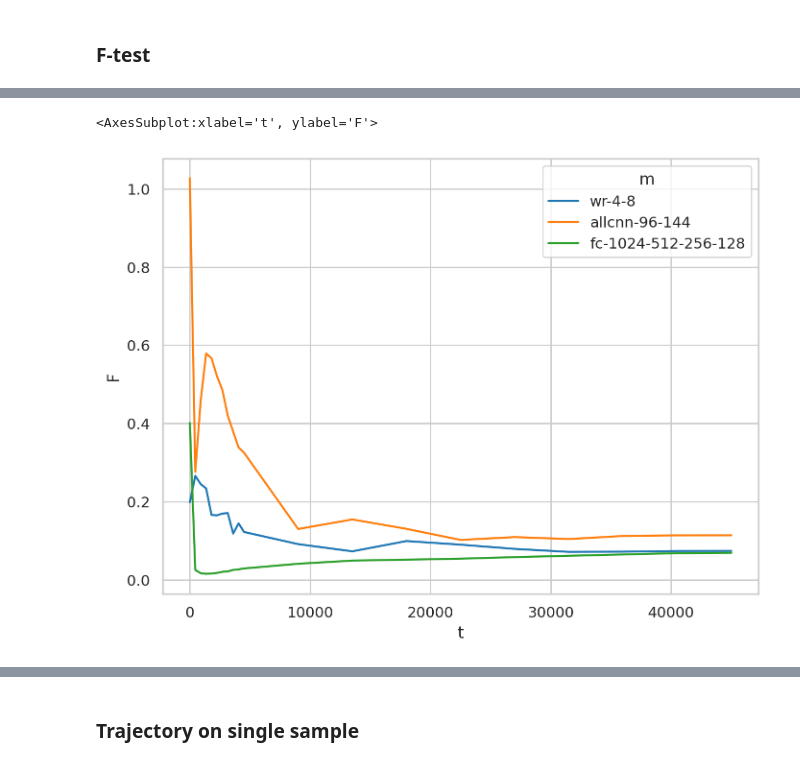
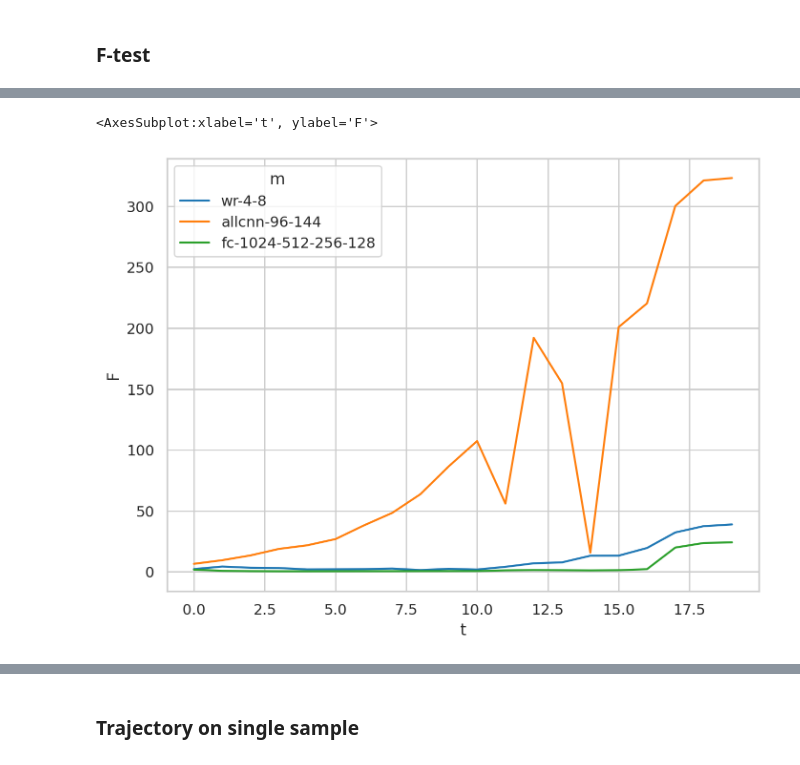
Before and after one commit to grasp-lyrl/low-dimensional-deepnets, a Jupyter notebook: avg_models.ipynb, the cells around one changed output, grey strips where cells are left out. Saved outputs shown, nothing was run; the diff lists cells and outputs as text; code cells hidden in the pictures.

```diff
--- a/avg_models.ipynb
+++ b/avg_models.ipynb
@@ -261,16 +279,22 @@ for i in range(3):
 [figure]
 # %% [markdown]
 ### F-test
+# %%
+models = ["'wr-4-8'", "'allcnn-96-144'", "'fc-1024-512-256-128'"]
+opts = ["'adam'", "'sgdn'", "'sgd'"]
+bns = [False, True]
+mdict = {m.strip("''"):i for (i, m) in enumerate(models)}
+odict = {o.strip("''"):i for (i, o) in enumerate(opts)}
 # %%
-def F_test(d, avg, fixed='m', key='yh', verbose=False, distf=th.cdist):
+def F_test(d, avg, fixed='m', key='yh', verbose=False, distf=th.cdist, ts=range(20), dists=None):
     F = []
     choices = models if fixed == 'm' else opts
     for c in choices:
-        for t in range(20):
+        for t in ts:
         #     print(t)
             iv = 'opt' if fixed == 'm' else 'm'
 
-            cond = f"bn==True & {fixed} == {c} & t=={ts[t]}"
+            cond = f"bn==True & {fixed} == {c} & t=={t}"
             allm = d.iloc[get_idx(d, cond)]
             levels = len(allm[iv].unique())
             ni = len(allm) // levels
@@ -283,10 +307,10 @@ def F_test(d, avg, fixed='m', key='yh', verbose=False, distf=th.cdist):
 
 #             print(om.shape, gm.shape)
 #             dms = -th.log(th.bmm(th.sqrt(om), th.sqrt(gm).transpose(1, 2))).mean(0)
-            dms = distf(om, gm) ** 2
+            dms = distf(om, gm).mean(0) ** 2
             sb = dms.sum() * ni / (levels-1)
-            sw = (dists.iloc[get_idx(dists, f"{cond} & key == '{key}'")]['dist'].values).sum()/ (len(allm)-levels)
+            sw = (dists.iloc[get_idx(dists, f"{cond} & key == '{key}'")]['dist'].values ** 2).sum()/ (len(allm)-levels)
             if verbose:
                 print(sb, sw)
-            F.append({fixed:c.strip("''"), 'sb': sb.item(), 'sw': sw.item(), 'F':(sb/sw).item(), 't':ts[t]})
+            F.append({fixed:c.strip("''"), 'sb': sb.item(), 'sw': sw.item(), 'F':(sb/sw).item(), 't':t})
     return F
@@ -292,0 +319,3 @@ def F_test(d, avg, fixed='m', key='yh', verbose=False, distf=th.cdist):
+# %%
+avg, dists = avg_model(d_, groupby=['m', 'opt', 'bn', 't'], probs=True, get_err=True, avg=avg,
+                       compute_distance=True, distf=th.cdist, dev='cuda')
@@ -292,0 +376,4 @@ def F_test(d, avg, fixed='m', key='yh', verbose=False, distf=th.cdist):
+# %%
+bdist = lambda x1, x2: -th.log(th.bmm(th.sqrt(x1), th.sqrt(x2).transpose(1, 2)))
+avg, dists = avg_model(d_, groupby=['m', 'opt', 'bn', 't'], probs=True, get_err=True, avg=avg,
+                       compute_distance=True, distf=bdist, dev='cuda')
@@ -293,12 +392,12 @@ def F_test(d, avg, fixed='m', key='yh', verbose=False, distf=th.cdist):
 # %%
-bdist = lambda x1, x2: -th.log(th.bmm(th.sqrt(x1), th.sqrt(x2).transpose(1, 2))).mean(0)
 F = F_test(d_,
            avg,
            fixed="m",
-           key="yvh",
-           distf=bdist)
+           key="yh",
+           distf=bdist,
+           dists=dists)
 df = pd.DataFrame(F, columns=["m", "F", "t", "sb", "sw"])
 sns.lineplot(data=df, x="t", y="F", hue="m")
 # %% [output]
 <AxesSubplot:xlabel='t', ylabel='F'>
-[figure, old version]
+[figure, new version]
```
Also changed, not shown: parts of 17 cells of this notebook.
